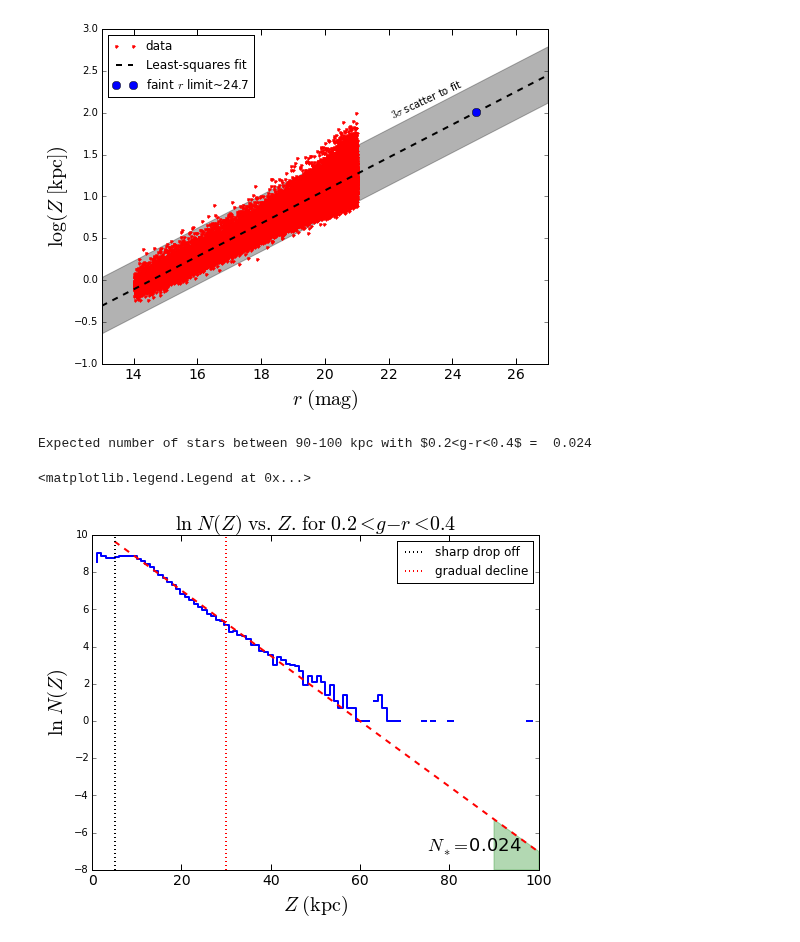
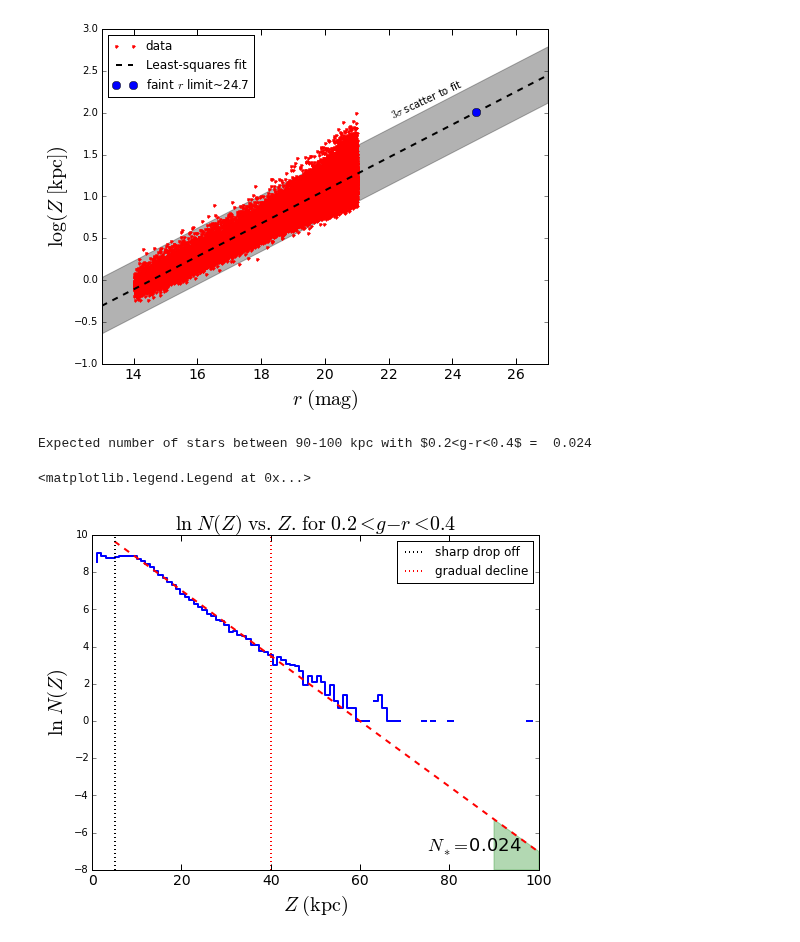
Before and after one commit to ivezic/Astr511, a Jupyter notebook: HW2015/Project1/Astr511_HW1_windemuth.ipynb, the cells around one changed output. Saved outputs shown, nothing was run; the diff lists cells and outputs as text; code cells hidden in the pictures.

```diff
--- a/HW2015/Project1/Astr511_HW1_windemuth.ipynb
+++ b/HW2015/Project1/Astr511_HW1_windemuth.ipynb
@@ -236,32 +236,32 @@ faint r, upper limit, lower limit =  24.7373737374 24.1717171717 25.303030303
 # %%
 nbins=100
 fig = plt.figure(figsize=(8, 6))
 z1, rho1 = getRho(0.4, 0.2, z, nbins=nbins)
 zcount, zedge = np.histogram(z[(gr<0.4)*(gr>0.2)], bins=nbins)
 z1*=1e-3
 cut = (z1<30) * (z1>6)
 x = z1[cut]
 y = np.log(zcount)[cut]
 A = np.vstack([x, np.ones(len(x))]).T
 m, b = np.linalg.lstsq(A, y)[0]
 xnew = np.linspace(5, 100, 10000)
 ynew = m*xnew+b
 ax = fig.add_subplot(111)
 ax.plot(z1, np.log(zcount), ls='steps')
 ax.plot(xnew, ynew, 'r--')
 
 #now extrapolate ln(N) at Z=90-100 kpc
 N95= np.trapz((np.exp(ynew[xnew>90])), xnew[xnew>90])
 print "Expected number of stars between 90-100 kpc with $0.2<g-r<0.4$ = ", np.round(N95, decimals=3)
 ax.plot((5, 5), ax.get_ylim(), 'k:', label='sharp drop off')
-ax.plot((30, 30), ax.get_ylim(), 'r:', label='gradual decline')
+ax.plot((40, 40), ax.get_ylim(), 'r:', label='gradual decline')
 ax.fill_between((90,100),(-5.3, -7), (-8,-8), color='g', alpha=0.3)
 ax.text(75, -7, '$N_*=$'+str(np.round(N95, decimals=3)), fontsize=18)
 ax.set_xlabel('$Z\ \\mathrm{(kpc)}$')
 ax.set_ylabel('$\ln\ N(Z)$')
 ax.set_title('$\ln\ N(Z)\ \mathrm{vs.}\ Z.\ \mathrm{for}\ 0.2<g-r<0.4$', fontsize=20)
 ax.legend(loc=1)
 # %% [output]
 Expected number of stars between 90-100 kpc with $0.2<g-r<0.4$ =  0.024
 <matplotlib.legend.Legend at 0x...>
-[figure, old version]
+[figure, new version]
```
Also changed, not shown: parts of 1 cell of this notebook.
